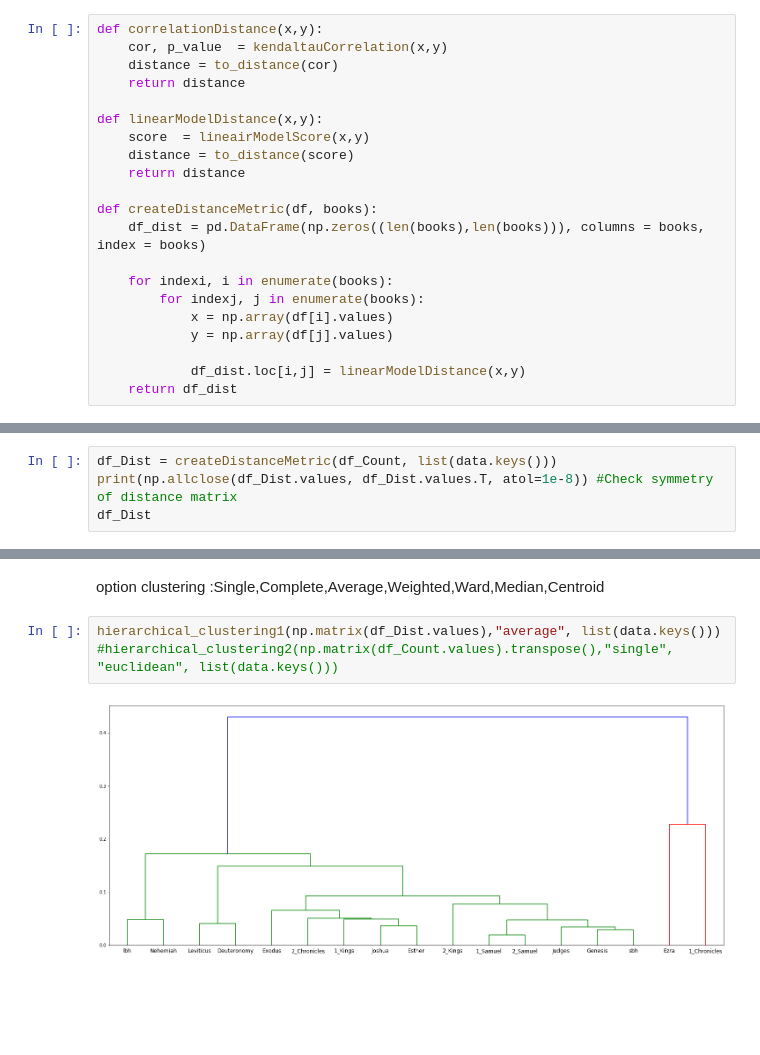
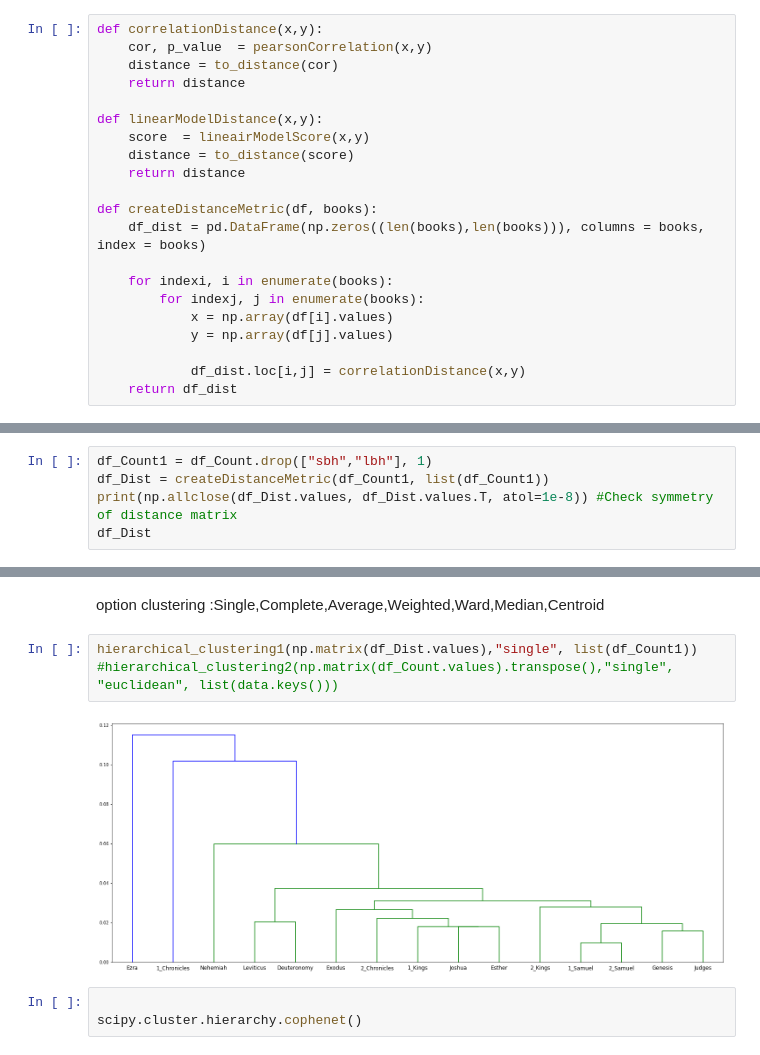
Before and after one commit to ETCBC/Probabilistic_Language_Change, a Jupyter notebook: Counting analysis.ipynb, the cells around one changed output, grey strips where cells are left out. Saved outputs shown, nothing was run; the diff lists cells and outputs as text; blank space fills up the shorter version.

```diff
--- a/Counting analysis.ipynb
+++ b/Counting analysis.ipynb
@@ -271,7 +271,7 @@ https://en.wikipedia.org/wiki/Metric_(mathematics)
 ### Functions for distance metric
 # %%
 def correlationDistance(x,y):
-    cor, p_value  = kendaltauCorrelation(x,y)
+    cor, p_value  = pearsonCorrelation(x,y)
     distance = to_distance(cor)
     return distance
 
@@ -288,7 +288,7 @@ def createDistanceMetric(df, books):
             x = np.array(df[i].values)
             y = np.array(df[j].values)
 
-            df_dist.loc[i,j] = linearModelDistance(x,y)
+            df_dist.loc[i,j] = correlationDistance(x,y)
     return df_dist
 # %% [markdown]
 ## Bootstrapping distance metric
@@ -334,7 +336,8 @@ def hierarchical_clustering2(df_Count, method, distancemeasure, books):
 # %% [markdown]
 # Analysis
 # %%
-df_Dist = createDistanceMetric(df_Count, list(data.keys()))
+df_Count1 = df_Count.drop(["sbh","lbh"], 1)
+df_Dist = createDistanceMetric(df_Count1, list(df_Count1))
 print(np.allclose(df_Dist.values, df_Dist.values.T, atol=1e-8)) #Check symmetry of distance matrix
 df_Dist
 # %% [output]
@@ -360,7 +361,10 @@ True
 # %% [markdown]
 option clustering :Single,Complete,Average,Weighted,Ward,Median,Centroid
 # %%
-hierarchical_clustering1(np.matrix(df_Dist.values),"average", list(data.keys()))
+hierarchical_clustering1(np.matrix(df_Dist.values),"single", list(df_Count1))
 #hierarchical_clustering2(np.matrix(df_Count.values).transpose(),"single", "euclidean", list(data.keys()))
 # %% [output]
-[figure, old version]
+[figure, new version]
+# %%
+
+scipy.cluster.hierarchy.cophenet()
```
Also changed, not shown: parts of 4 cells of this notebook.
